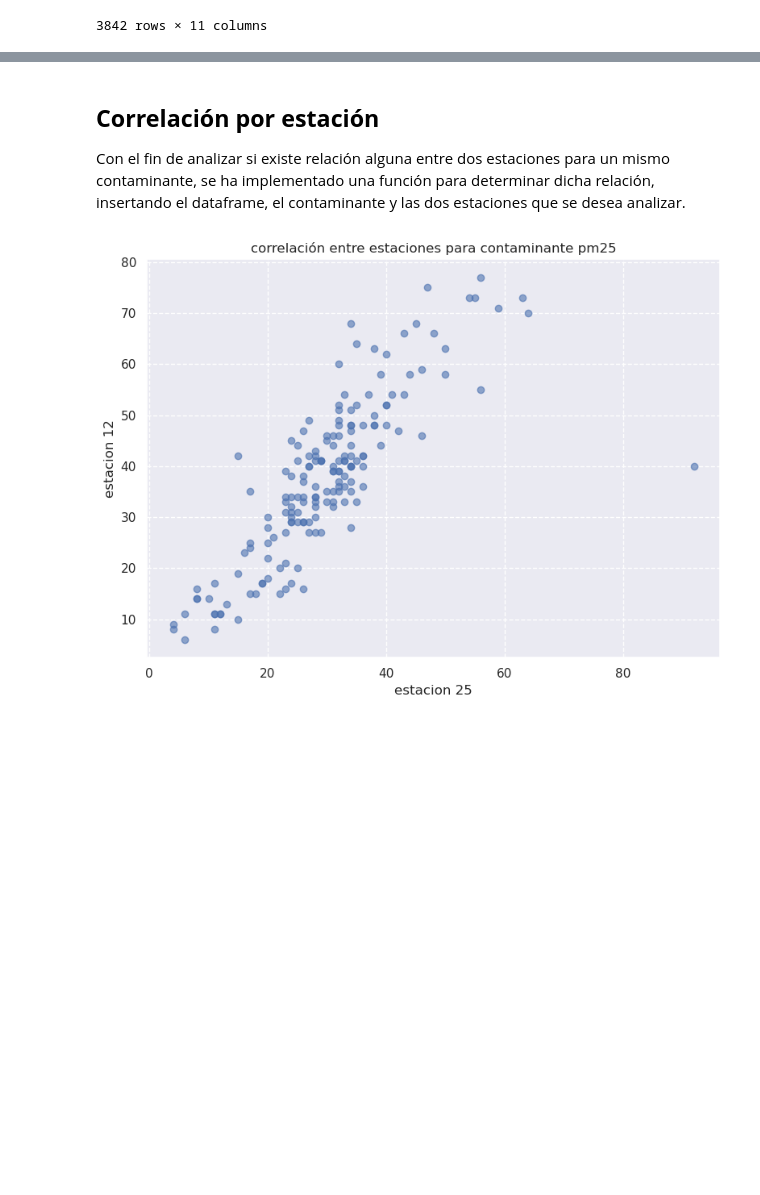
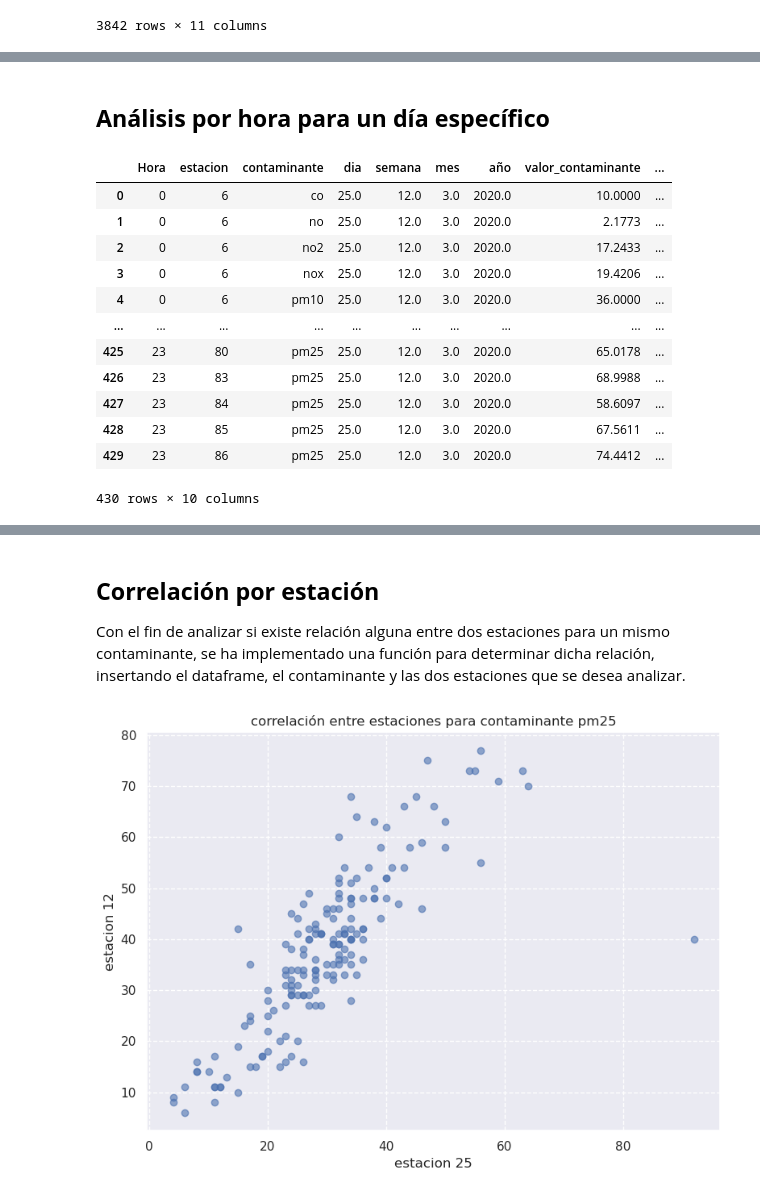
Before and after one commit to LeoUribC/CITRA_DataScience, a Jupyter notebook: Contaminantes/Estudios_PM25.ipynb, the cells around one changed output, grey strips where cells are left out. Drawn from its saved outputs; the diff is of its cells as text; code cells hidden in the pictures; blank space fills up the shorter version.

```diff
--- a/Contaminantes/Estudios_PM25.ipynb
+++ b/Contaminantes/Estudios_PM25.ipynb
@@ -640,0 +595,31 @@ timePlot(promedioHoraContaminantes_df, 12, 'Fecha-hora', ['pm10', 'pm25'])
+# %% [markdown]
+## **Análisis por hora para un día específico**
+# %%
+# para un dia en especifico
+dia = 25;  mes = 3;  year = 2020
+
+promedioDiaContaminante = datosContaminantes[
+    (datosContaminantes["año"] == year) & \
+    (datosContaminantes["mes"] == mes) & \
+    (datosContaminantes["dia"] == dia)
+]
+
+promedioDiaContaminante = promedioDiaContaminante.groupby(
+    ["Hora", "estacion", "contaminante"]
+).mean().reset_index()
+
+promedioDiaContaminante
+# %% [output]
+|  | Hora | estacion | contaminante | dia | semana | mes | año | valor_contaminante | ... |
+| 0 | 0 | 6 | co | 25.0 | 12.0 | 3.0 | 2020.0 | 10.0000 | ... |
+| 1 | 0 | 6 | no | 25.0 | 12.0 | 3.0 | 2020.0 | 2.1773 | ... |
+| 2 | 0 | 6 | no2 | 25.0 | 12.0 | 3.0 | 2020.0 | 17.2433 | ... |
+| 3 | 0 | 6 | nox | 25.0 | 12.0 | 3.0 | 2020.0 | 19.4206 | ... |
+| 4 | 0 | 6 | pm10 | 25.0 | 12.0 | 3.0 | 2020.0 | 36.0000 | ... |
+| ... | ... | ... | ... | ... | ... | ... | ... | ... | ... |
+| 425 | 23 | 80 | pm25 | 25.0 | 12.0 | 3.0 | 2020.0 | 65.0178 | ... |
+| 426 | 23 | 83 | pm25 | 25.0 | 12.0 | 3.0 | 2020.0 | 68.9988 | ... |
+| 427 | 23 | 84 | pm25 | 25.0 | 12.0 | 3.0 | 2020.0 | 58.6097 | ... |
+| 428 | 23 | 85 | pm25 | 25.0 | 12.0 | 3.0 | 2020.0 | 67.5611 | ... |
+| 429 | 23 | 86 | pm25 | 25.0 | 12.0 | 3.0 | 2020.0 | 74.4412 | ... |
+430 rows × 10 columns
```
Also changed, not shown: parts of 14 cells of this notebook.
